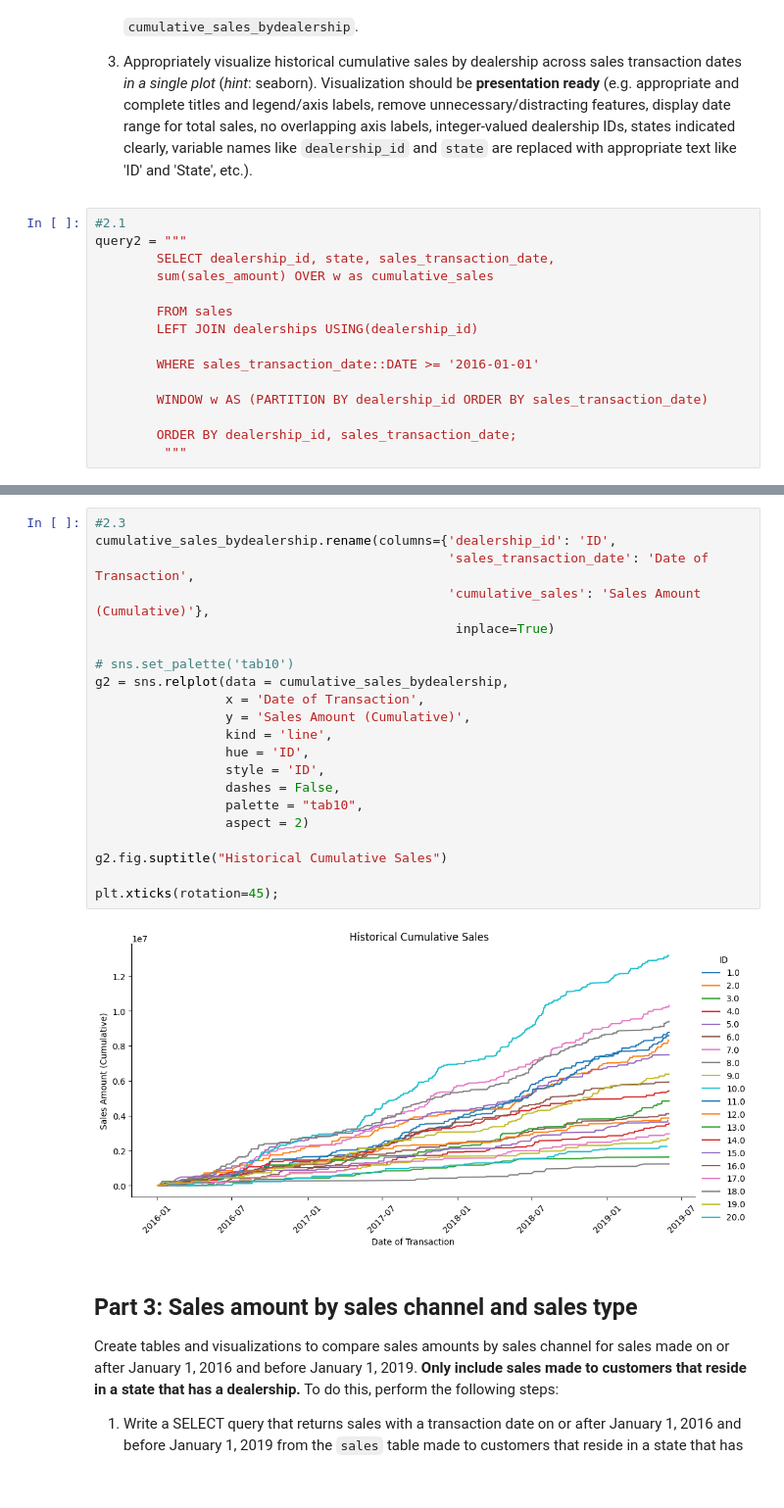
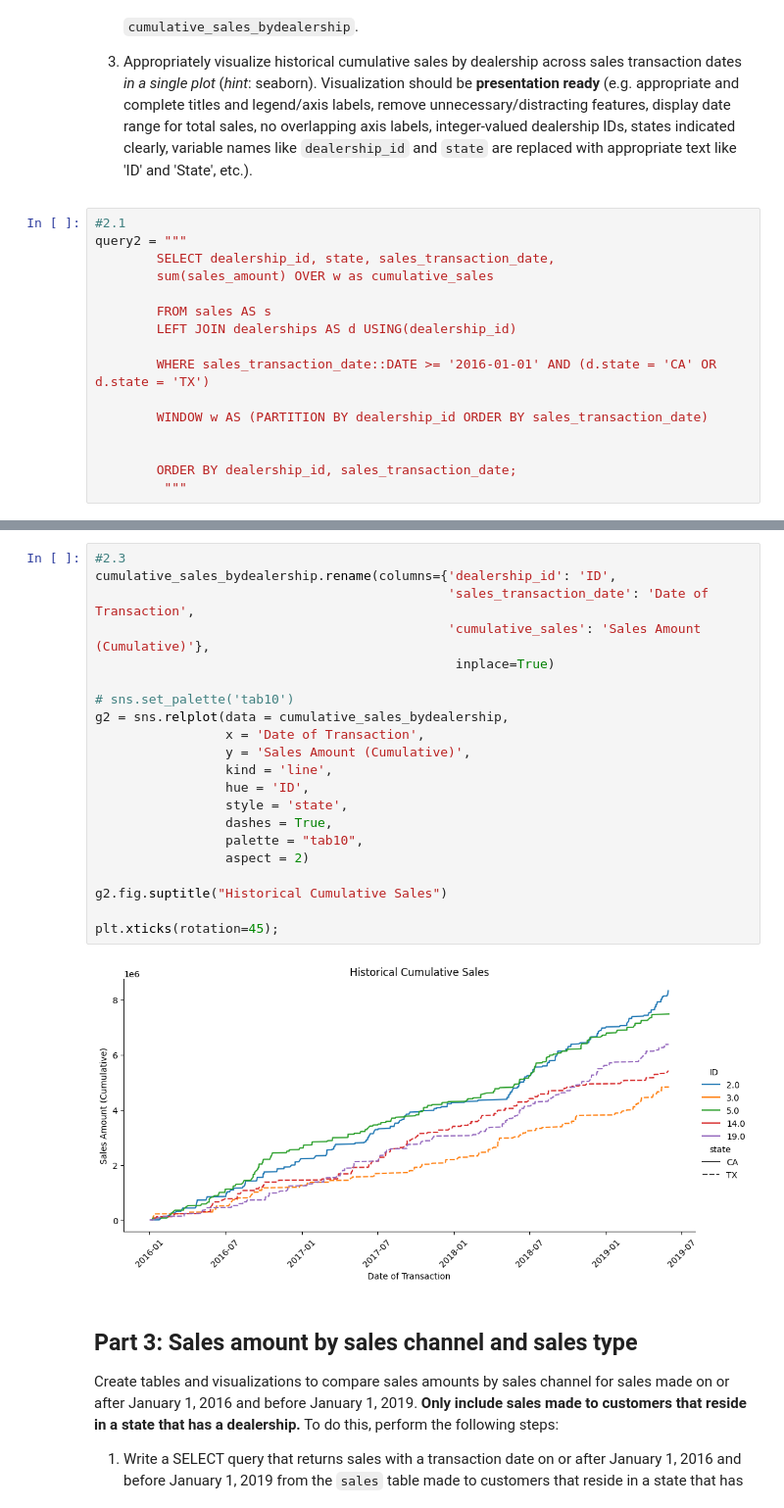
Before and after one commit to YSChen0609/visualize-this-group-32, a Jupyter notebook: PythonVizAssignment_Group32.ipynb, the cells around one changed output, grey strips where cells are left out. Shown at 98% size. Saved outputs shown, nothing was run; the diff lists cells and outputs as text.

Commit message:
Modified Pat 2 graph, Part 3 SQL

```diff
--- a/PythonVizAssignment_Group32.ipynb
+++ b/PythonVizAssignment_Group32.ipynb
@@ -193,13 +193,14 @@ query2 = """
         SELECT dealership_id, state, sales_transaction_date,
         sum(sales_amount) OVER w as cumulative_sales
 
-        FROM sales
-        LEFT JOIN dealerships USING(dealership_id)
+        FROM sales AS s
+        LEFT JOIN dealerships AS d USING(dealership_id)
 
-        WHERE sales_transaction_date::DATE >= '2016-01-01'
+        WHERE sales_transaction_date::DATE >= '2016-01-01' AND (d.state = 'CA' OR d.state = 'TX')
 
         WINDOW w AS (PARTITION BY dealership_id ORDER BY sales_transaction_date)
 
+
         ORDER BY dealership_id, sales_transaction_date;
          """
 # %%
@@ -224,26 +225,26 @@ print(cumulative_sales_bydealership)
 # %%
 #2.3
 cumulative_sales_bydealership.rename(columns={'dealership_id': 'ID',
                                               'sales_transaction_date': 'Date of Transaction',
                                               'cumulative_sales': 'Sales Amount (Cumulative)'},
                                                inplace=True)
 
 # sns.set_palette('tab10')
 g2 = sns.relplot(data = cumulative_sales_bydealership,
                  x = 'Date of Transaction',
                  y = 'Sales Amount (Cumulative)',
                  kind = 'line',
                  hue = 'ID',
-                 style = 'ID',
-                 dashes = False,
+                 style = 'state',
+                 dashes = True,
                  palette = "tab10",
                  aspect = 2)
 
 g2.fig.suptitle("Historical Cumulative Sales")
 
 plt.xticks(rotation=45);
 # %% [output]
-[figure, old version]
+[figure, new version]
 # %% [markdown]
 ## Part 3: Sales amount by sales channel and sales type
 
```
Also changed, not shown: parts of 4 cells of this notebook, 1 other file.
